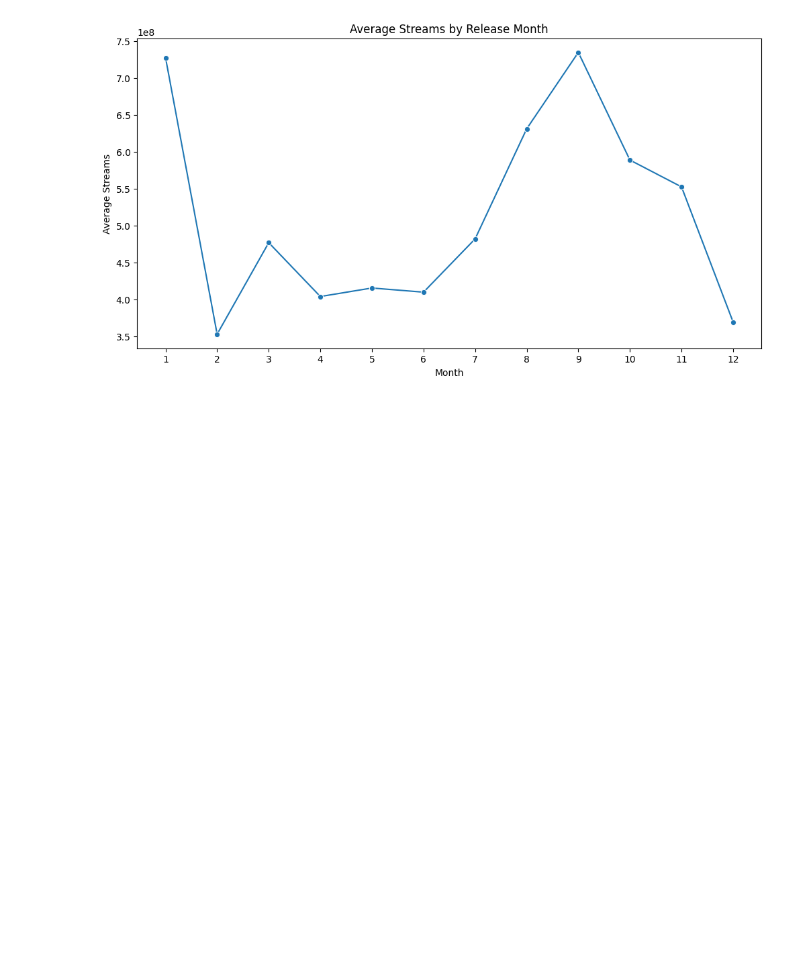
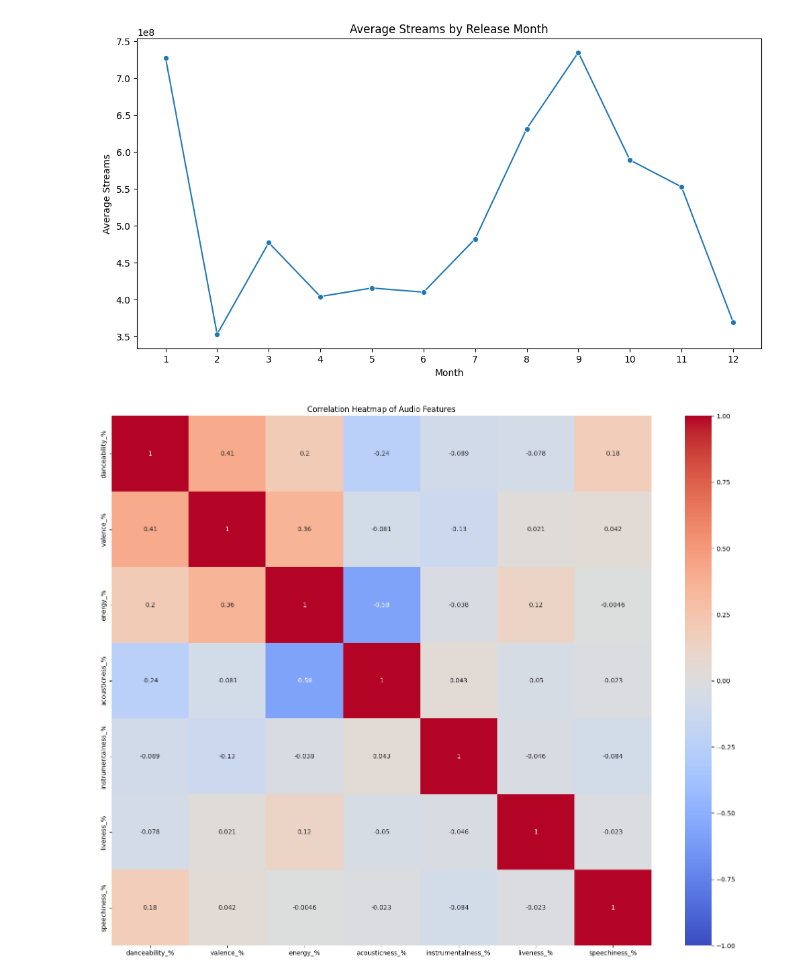
Before and after one commit to akhilsamvarghese/Spotify_Dataset_Visualisation, a Jupyter notebook: Spotify_Data_Visualization.ipynb, the cells around one changed output. Drawn from its saved outputs; the diff is of its cells as text; code cells hidden in the pictures; blank space fills up the shorter version.

```diff
--- a/Spotify_Data_Visualization.ipynb
+++ b/Spotify_Data_Visualization.ipynb
@@ -434,3 +439,12 @@ plt.xticks(range(1, 13))
 plt.show()
 # %% [output]
 [figure]
+# %%
+# Correlation Heatmap of Audio Features
+plt.figure(figsize=(19,15 ))
+correlation_matrix = df[['danceability_%', 'valence_%', 'energy_%', 'acousticness_%', 'instrumentalness_%', 'liveness_%', 'speechiness_%']].corr()
+sns.heatmap(correlation_matrix, annot=True, cmap='coolwarm', vmin=-1, vmax=1, center=0)
+plt.title('Correlation Heatmap of Audio Features')
+plt.show()
+# %% [output]
+[figure, added]
```
Also changed, not shown: parts of 2 cells of this notebook.
